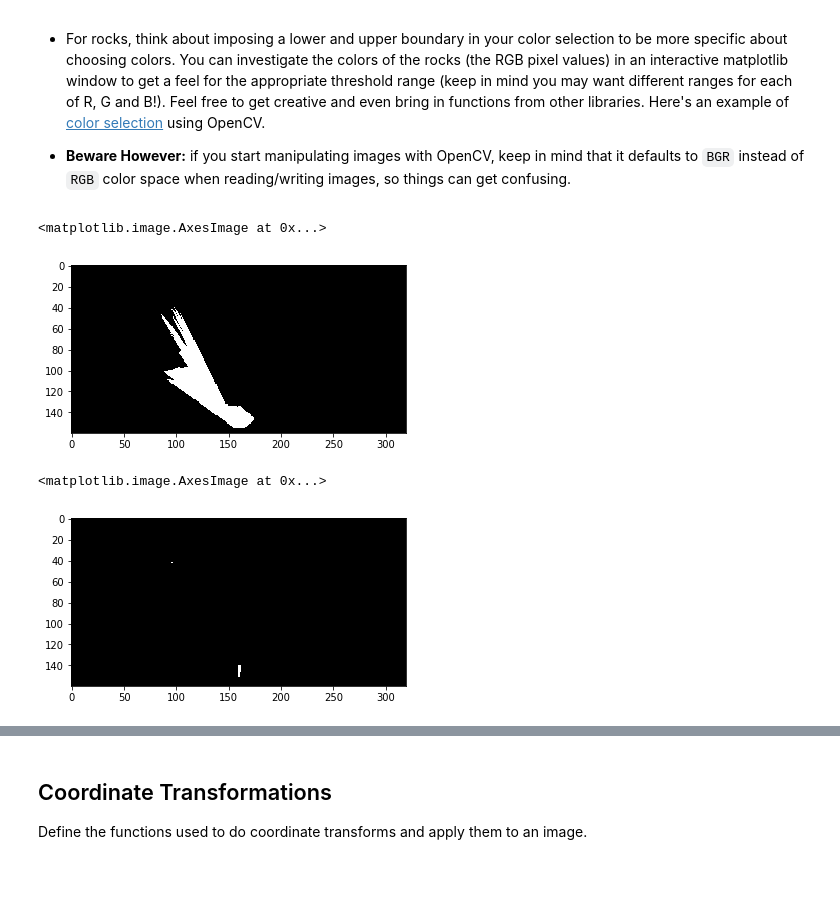
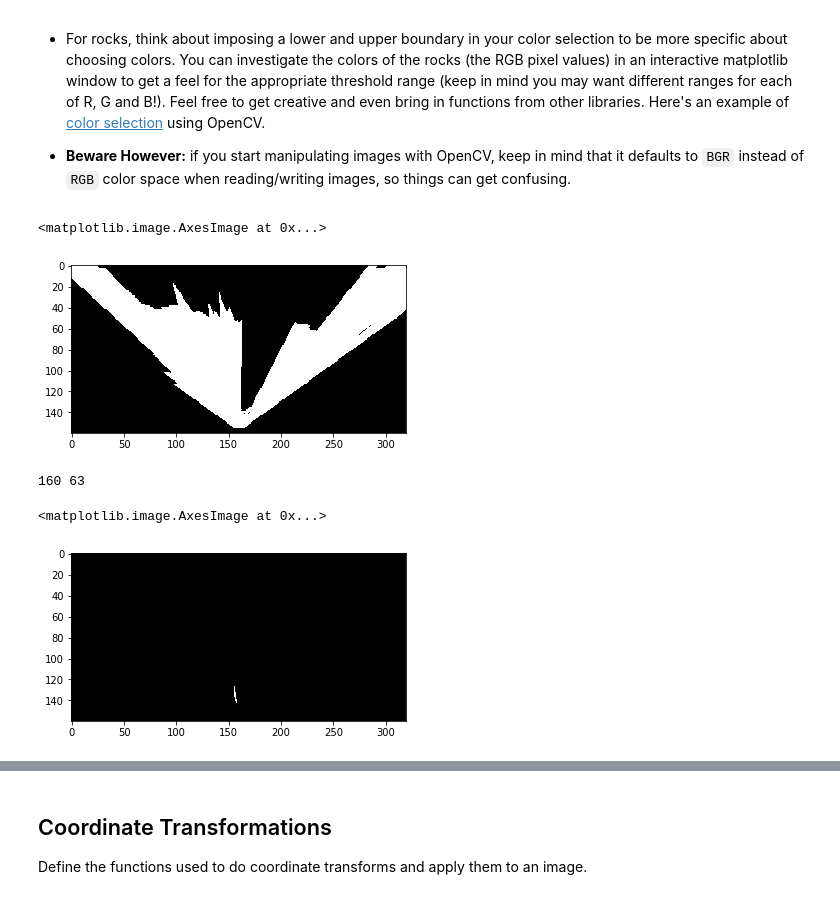
Before and after one commit to sbagadi/RoboND-Rover-Project, a Jupyter notebook: code/Rover_Project_Test_Notebook.ipynb, the cells around one changed output, grey strips where cells are left out. Cells and saved outputs as stored; diff of their text form; code cells hidden in the pictures.

```diff
--- a/code/Rover_Project_Test_Notebook.ipynb
+++ b/code/Rover_Project_Test_Notebook.ipynb
@@ -50,16 +50,22 @@ Read in and display example grid and rock sample calibration images.  You'll use
 # You can also toggle on the rock samples with the 0 (zero) key.
 # Here's an example of the grid and one of the rocks
 example_grid = '../calibration_images/example_grid1.jpg'
-example_rock = '../calibration_images/example_rock1.jpg'
+example_rock = '../calibration_images/example_rock3.jpg'
+example_rock_pick_upable = '../calibration_images/example_rock_pick_upable.jpg'
 example_obstacle = '../calibration_images/example_obsticle1.jpg'
+example_overhang = '../calibration_images/example_overhang1.jpg'
+example_pickingup = '../calibration_images/example_pickingup1.jpg'
 grid_img = mpimg.imread(example_grid)
 rock_img = mpimg.imread(example_rock)
 obstacle_img = mpimg.imread(example_obstacle)
+overhang_img = mpimg.imread(example_overhang)
+pick_upable_rock_img = mpimg.imread(example_rock_pick_upable)
+pickingup_img = mpimg.imread(example_pickingup)
 
 fig = plt.figure(figsize=(12,3))
 plt.subplot(121)
-plt.imshow(grid_img)
+plt.imshow(overhang_img)
 plt.subplot(122)
-plt.imshow(rock_img)
+plt.imshow(pickingup_img)
 # %% [output]
 <matplotlib.image.AxesImage at 0x...>
@@ -117,7 +123,7 @@ Define the color thresholding function from the lesson and apply it to the warpe
 # %%
 # Identify pixels above the threshold
 # Threshold of RGB > 160 does a nice job of identifying ground pixels only
-def color_thresh(img, rgb_thresh=(120, 100, -1)):
+def color_thresh(img, rgb_thresh=(160, 160, 160)):
     # Create an array of zeros same xy size as img, but single channel
     color_select = np.zeros_like(img[:,:,0])
     # Require that each pixel be above all three threshold values in RGB
@@ -138,26 +144,32 @@ plt.imshow(threshed, cmap='gray')
 #scipy.misc.imsave('../output/warped_threshed.jpg', threshed*255)
 # %% [output]
 <matplotlib.image.AxesImage at 0x...>
-[figure, old version]
+[figure, new version]
 # %%
 # Identify pixels in range.
 # Threshold of 120 < R < 220, 100 < G < 180 and -1 < B < 90 does a nice job of identifying rock samples
-def color_range(img, rgb_thresh_bottom=(120, 100, -1), rgb_thresh_top=(220, 180, 90)):
+def color_range(img, rgb_thresh_bottom=(125, 100, -1), rgb_thresh_top=(200, 180, 90)):
     # Create an array of zeros same xy size as img, but single channel
     color_select = np.zeros_like(img[:,:,0])
     # Requires that each pixel be in between the range for all three threshold values of RGB.
     # in_range will now contain a boolean array with 'True' where the values are in range given.
     in_range = (img[:,:,0] > rgb_thresh_bottom[0]) & (img[:,:,0] < rgb_thresh_top[0]) \
             & (img[:,:,1] > rgb_thresh_bottom[1]) & (img[:,:,1] < rgb_thresh_top[1]) \
             & (img[:,:,2] > rgb_thresh_bottom[2]) & (img[:,:,2] < rgb_thresh_top[2])
 
     # Index the arry of zeros with the boolean array and set to 1
     color_select[in_range] = 1
+    print(len(in_range), np.count_nonzero(in_range))
+
+
     # Return the binary image
     return color_select
 
-rock_threshed = color_range(warped)
-plt.imshow(rock_threshed, cmap='gray')
+
+rock_threshed = color_range(rock_img)
+warped = perspect_transform(rock_threshed, source, destination)
+plt.imshow(warped, cmap='gray')
 # %% [output]
-<matplotlib.image.AxesImage at 0x...>
+160 63
+<matplotlib.image.AxesImage at 0x...>
-[figure, old version]
+[figure, new version]
```
Also changed, not shown: parts of 7 cells of this notebook, 4 other files.
